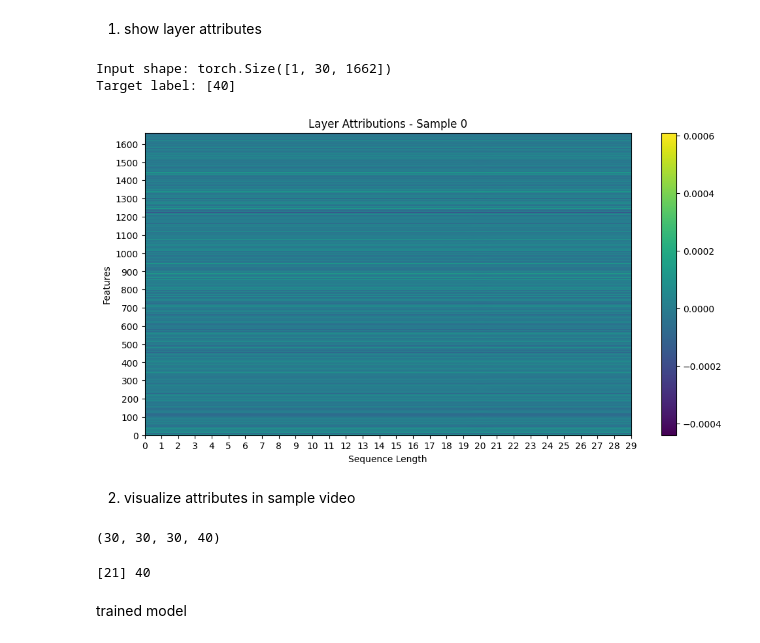
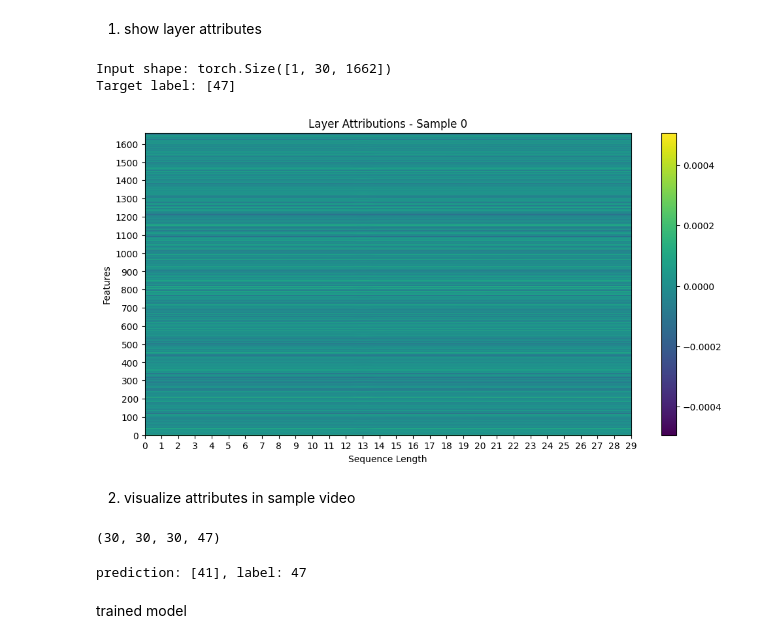
Before and after one commit to SadeghAllahverdi/SignLanguage-project, a Jupyter notebook: SignLanguageProject/notebooks/experiment_lsa64.ipynb, the cells around one changed output. Cells and saved outputs as stored; diff of their text form; code cells hidden in the pictures.

```diff
--- a/SignLanguageProject/notebooks/experiment_lsa64.ipynb
+++ b/SignLanguageProject/notebooks/experiment_lsa64.ipynb
@@ -223,47 +186,50 @@ untrained model
 # %%
 model= models.Transformer(prepare_datasets.lsa64class_names,30)
 
 model.eval()
 model.to(device)
 
 X, y= preprocessing.convert(lsa64['30fps'], lsa64_labels['30fps'], prepare_datasets.lsa64class_names)
 
 dataset= preprocessing.CustomDataset(X, y)
 dataloader= DataLoader(dataset=dataset, batch_size= 1, num_workers=0, shuffle=True)
 
 input, target = next(iter(dataloader))
 input, target = input.to(device), target.to(device)
 
 print("Input shape:", input.shape)
 print("Target label:", target.tolist())
 
 layer_cond = LayerConductance(model, model.transformer_encoder.layers[0])
-cond_attributions = layer_cond.attribute(input, target=target.tolist())
+attributions = layer_cond.attribute(input, target=target.tolist())
 
 
-visualize_attributions(cond_attributions, title="Layer Attributions")
+analyse_layer.plot_atts_heatmap(attributions, title="Layer Attributions")
 # %% [output]
 Input shape: torch.Size([1, 30, 1662])
-Target label: [40]
+Target label: [47]
-[figure, old version]
+[figure, new version]
 # %% [markdown]
 2. visualize attributes in sample video
 # %%
-video_path= 'C:/Users/sadeg/OneDrive/Desktop/Thesis/python_codes/lsa64_raw/all/041_001_001.mp4'
+video_path= 'C:/Users/sadeg/OneDrive/Desktop/Thesis/python_codes/lsa64_raw/all/048_002_001.mp4'
 results, pixel_coor, video_detections, label= analyse_layer.get_landmarks(video_path)
 len(results), len(pixel_coor), len(video_detections), label
 # %% [output]
-(30, 30, 30, 40)
+(30, 30, 30, 47)
 # %%
 X= torch.tensor(np.array(video_detections), dtype=torch.float32)       # making feature
 X= X.unsqueeze(0)                                                      # adds batch dimention
 X= X.to(device)
 
-model.eval()
-with torch.no_grad():
-    logits = model(X)
-    predicton= torch.argmax(logits, 1)
-    print(predicton.tolist(), label)
+y= torch.tensor(label, dtype=torch.long)                               #making label
+y= y.to(device)
-# %% [output]
-[21] 40
+# %%
+model.eval()
+with torch.no_grad():
+    logits = model(X)
+    predicton= torch.argmax(logits, 1)
+    print(f'prediction: {predicton.tolist()}, label: {label}')
+# %% [output]
+prediction: [41], label: 47
 # %%
```
Also changed, not shown: parts of 20 cells of this notebook, 1 other file.
